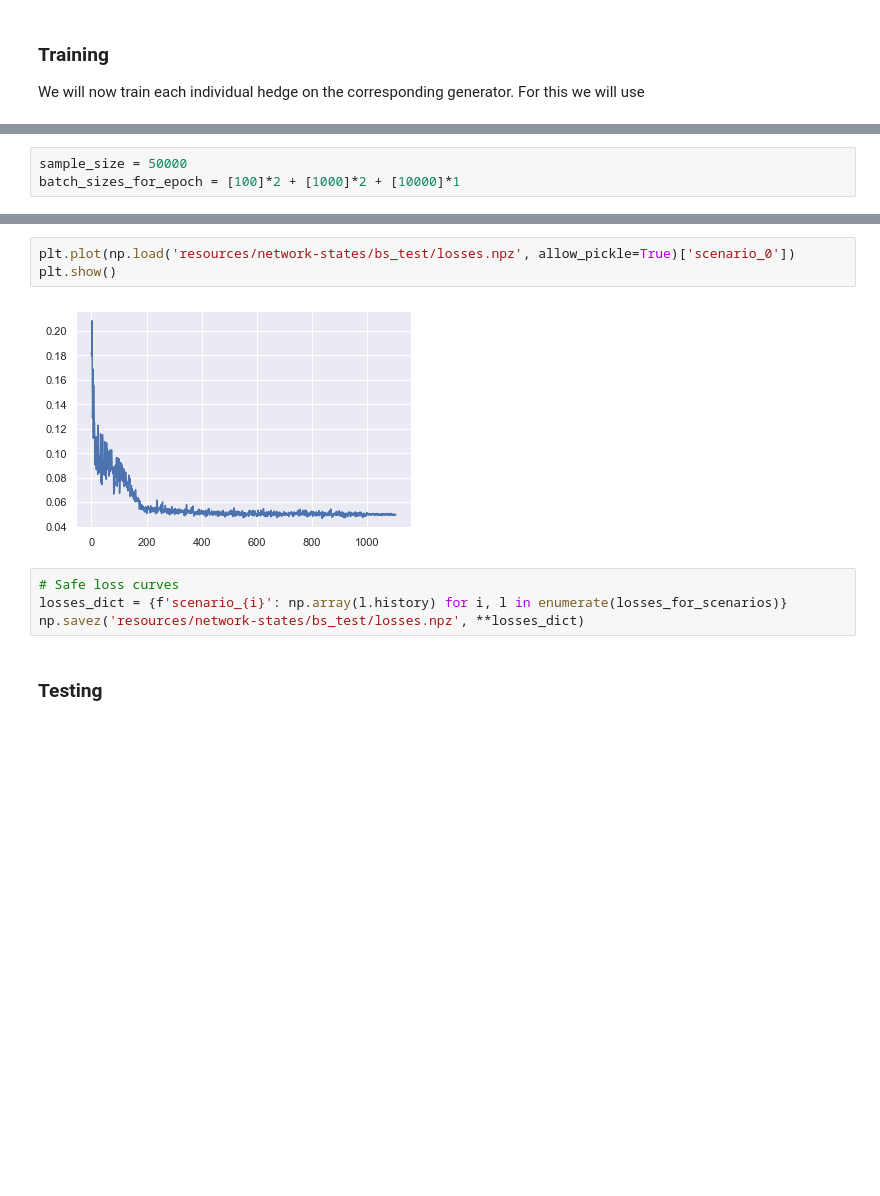
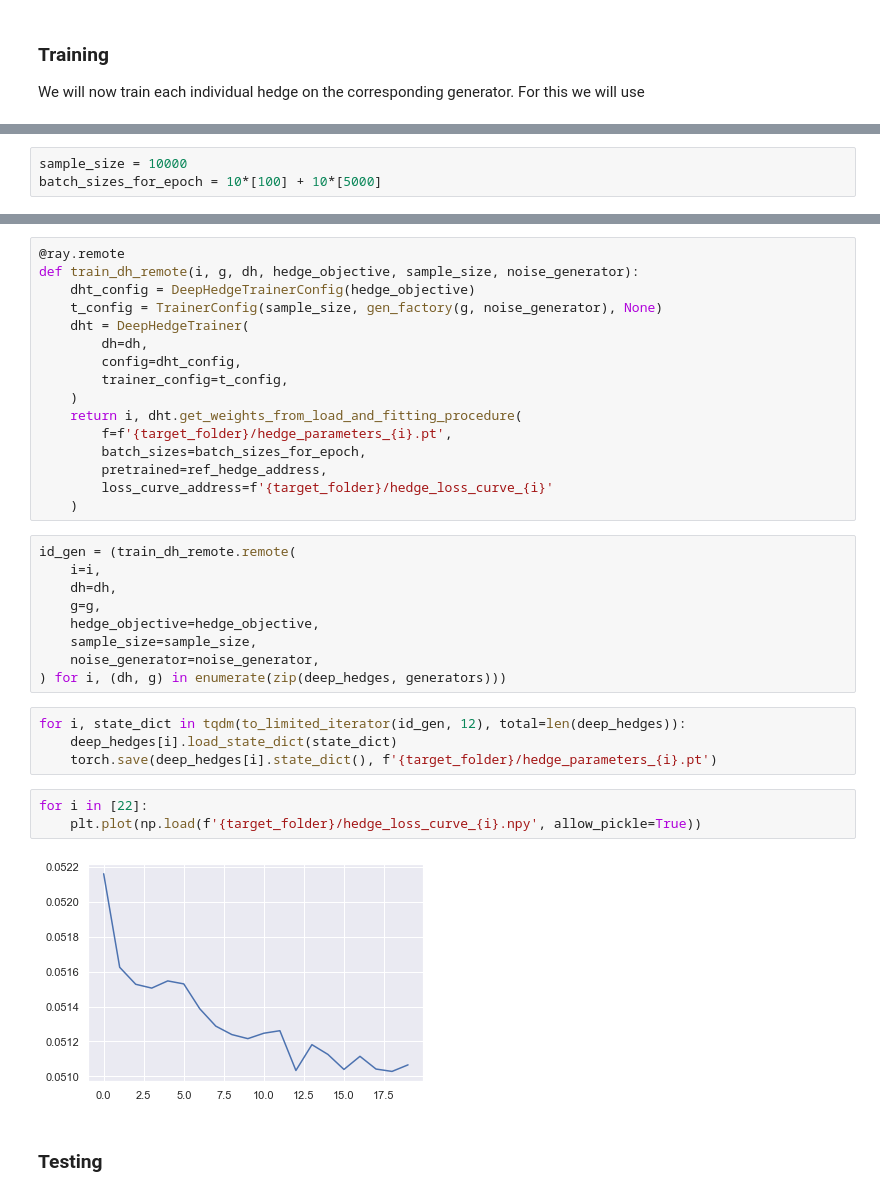
Before and after one commit to YannickLimmer/adversarial-robust-deep-hedging, a Jupyter notebook: BlackScholesTest.ipynb, the cells around one changed output, grey strips where cells are left out. Drawn from its saved outputs; the diff is of its cells as text; blank space fills up the shorter version.

```diff
--- a/BlackScholesTest.ipynb
+++ b/BlackScholesTest.ipynb
@@ -155,3 +203,3 @@ We will now train each individual hedge on the corresponding generator. For this
 # %%
-sample_size = 50000
-batch_sizes_for_epoch = [100]*2 + [1000]*2 + [10000]*1
+sample_size = 10000
+batch_sizes_for_epoch = 10*[100] + 10*[5000]
@@ -194,12 +206,37 @@ for i, dh in tqdm(enumerate(deep_hedges), total=number_of_scenarios):
-# %%
-plt.plot(np.load('resources/network-states/bs_test/losses.npz', allow_pickle=True)['scenario_0'])
-plt.show()
-# %% [output]
-[figure, removed]
-# %%
-# Safe loss curves
-losses_dict = {f'scenario_{i}': np.array(l.history) for i, l in enumerate(losses_for_scenarios)}
-np.savez('resources/network-states/bs_test/losses.npz', **losses_dict)
+# %%
+@ray.remote
+def train_dh_remote(i, g, dh, hedge_objective, sample_size, noise_generator):
+    dht_config = DeepHedgeTrainerConfig(hedge_objective)
+    t_config = TrainerConfig(sample_size, gen_factory(g, noise_generator), None)
+    dht = DeepHedgeTrainer(
+        dh=dh,
+        config=dht_config,
+        trainer_config=t_config,
+    )
+    return i, dht.get_weights_from_load_and_fitting_procedure(
+        f=f'{target_folder}/hedge_parameters_{i}.pt',
+        batch_sizes=batch_sizes_for_epoch,
+        pretrained=ref_hedge_address,
+        loss_curve_address=f'{target_folder}/hedge_loss_curve_{i}'
+    )
+# %%
+id_gen = (train_dh_remote.remote(
+    i=i,
+    dh=dh,
+    g=g,
+    hedge_objective=hedge_objective,
+    sample_size=sample_size,
+    noise_generator=noise_generator,
+) for i, (dh, g) in enumerate(zip(deep_hedges, generators)))
+# %%
+for i, state_dict in tqdm(to_limited_iterator(id_gen, 12), total=len(deep_hedges)):
+    deep_hedges[i].load_state_dict(state_dict)
+    torch.save(deep_hedges[i].state_dict(), f'{target_folder}/hedge_parameters_{i}.pt')
+# %%
+for i in [22]:
+    plt.plot(np.load(f'{target_folder}/hedge_loss_curve_{i}.npy', allow_pickle=True))
+# %% [output]
+[figure, added]
 # %% [markdown]
 ### Testing
 # %%
```
Also changed, not shown: parts of 32 cells of this notebook.
